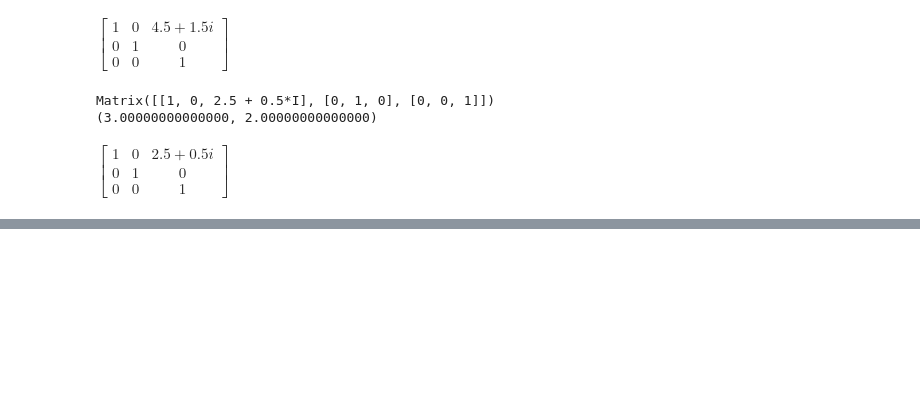
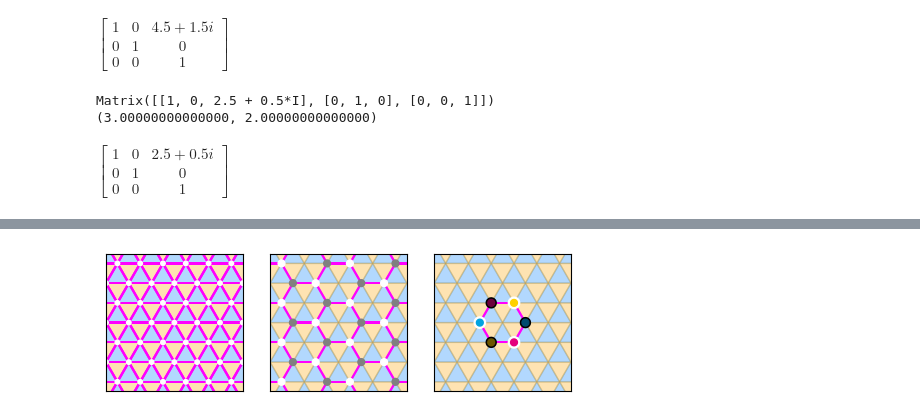
Before and after one commit to Potdooshami/2H_TaSe2_Tc_STM, a Jupyter notebook: E06_boundary_examples.ipynb, the cells around one changed output, grey strips where cells are left out. Cells and saved outputs as stored; diff of their text form; code cells hidden in the pictures; blank space fills up the shorter version.

```diff
--- a/E06_boundary_examples.ipynb
+++ b/E06_boundary_examples.ipynb
@@ -209,0 +294,9 @@ $\displaystyle \left[\begin{matrix}1 & 0 & 2.5 + 0.5 i\\0 & 1 & 0\\0 & 0 & 1\end
+# %%
+def plot_magenta_hexa():
+    u = np.sqrt(3)/2
+    gen_bond(x=[1,1/2],y=[0,u])
+    gen_bond(x=[1/2,-1/2],y=[u,u])
+    gen_bond(x=[-1,-1/2],y=[0,u])
+    gen_bond(x=[-1,-1/2],y=[0,-u])
+    gen_bond(x=[-1/2,1/2],y=[-u,-u])
+    gen_bond(x=[1,1/2],y=[0,-u])
@@ -209,0 +334,27 @@ $\displaystyle \left[\begin{matrix}1 & 0 & 2.5 + 0.5 i\\0 & 1 & 0\\0 & 0 & 1\end
+# %%
+msb,nsb = 1,3
+scl = 2
+fig,axs = plt.subplots(msb,nsb,figsize=(nsb*scl,msb*scl))
+for ind in range(nsb):
+    ax = axs[ind]
+    plt.sca(ax)
+    cry_vortex_triangle.plot_crystal()
+    ax.set_xlim([-3,3])
+    ax.set_ylim([-3,3])
+    ax.set_xticks([])
+    ax.set_yticks([])
+ax = axs[0]
+plt.sca(ax)
+cry_chan.plot_crystal()
+# cry_bond.plot_crystal()
+# cry_bond2.plot_crystal()
+# cry_bond3.plot_crystal()
+ax = axs[1]
+plt.sca(ax)
+cry_bond.plot_crystal()
+ax = axs[2]
+plt.sca(ax)
+plot_magenta_hexa()
+plot_6()
+# %% [output]
+[figure, added]
```
Also changed, not shown: parts of 19 cells of this notebook, 2 other files.
